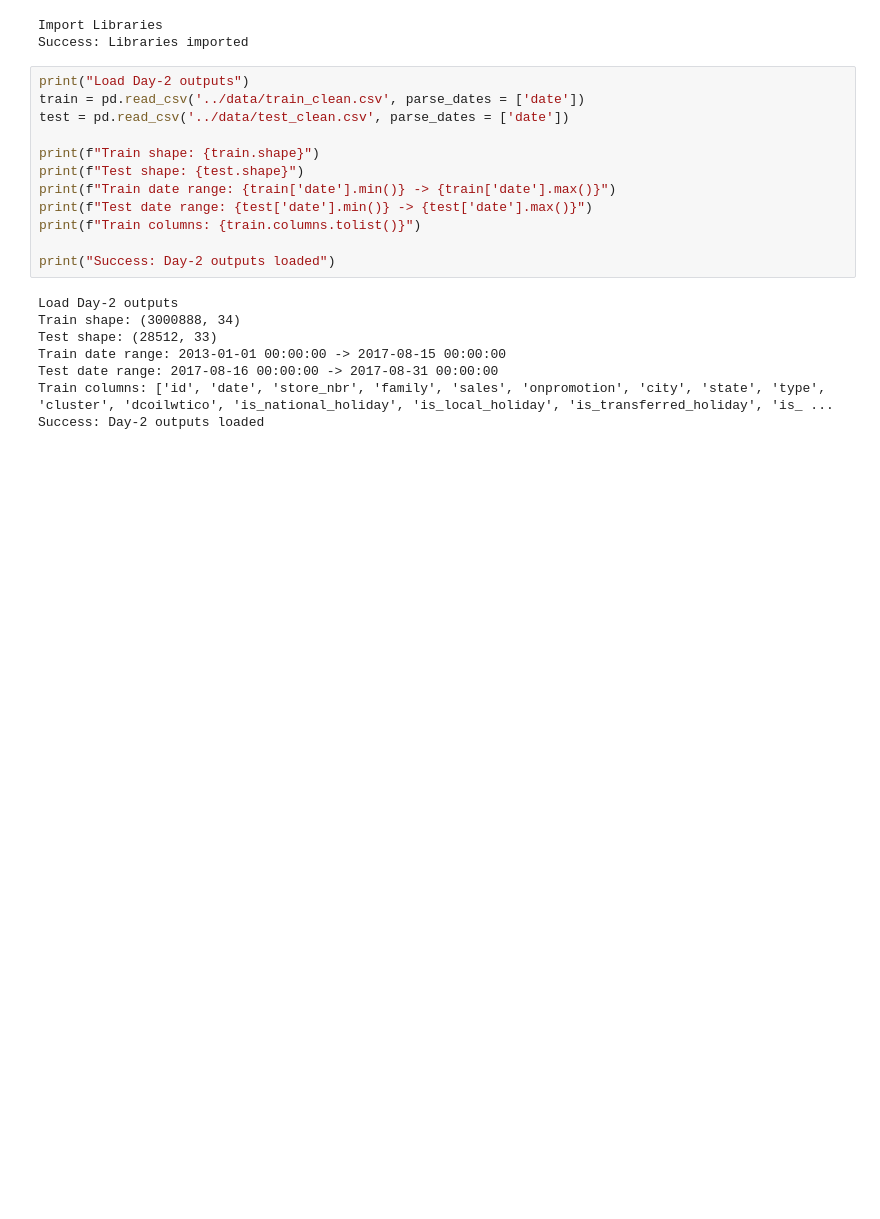
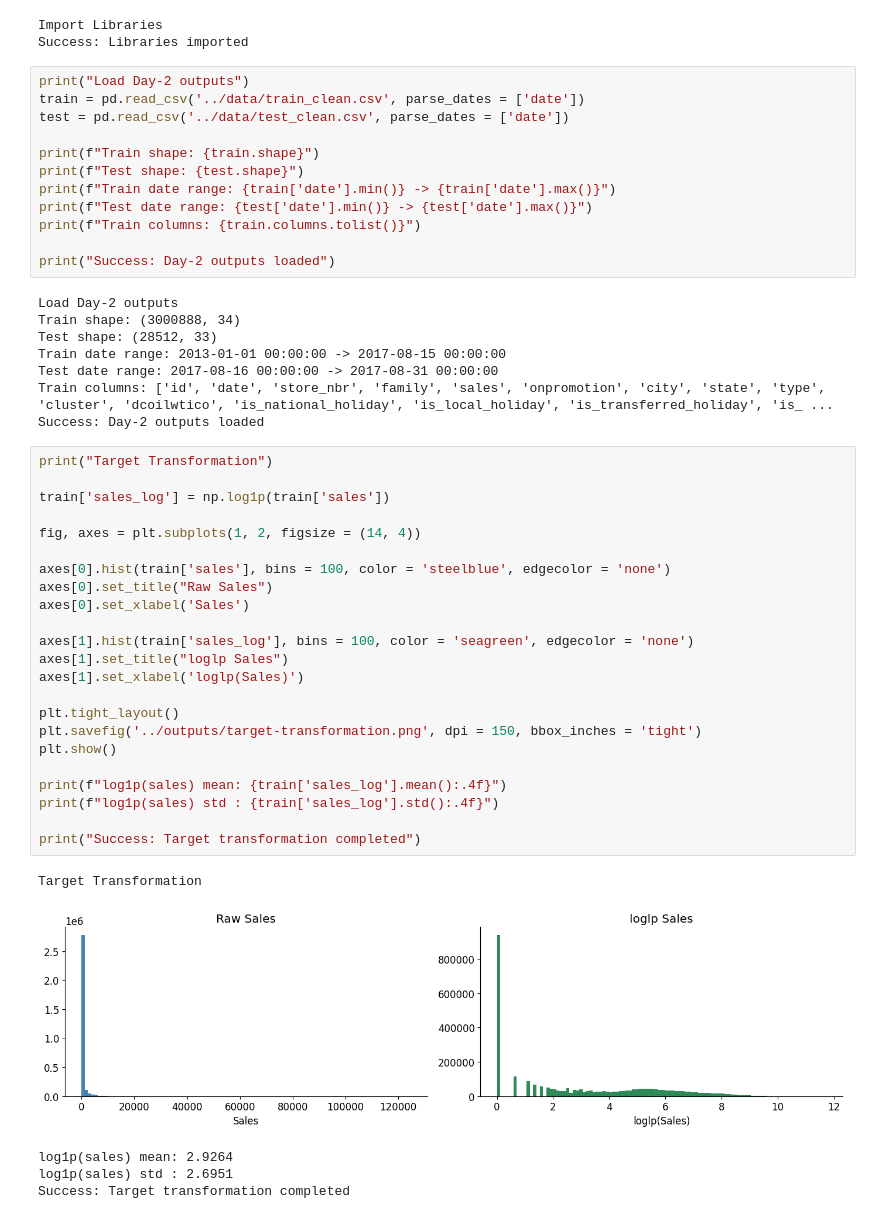
Before and after one commit to KaustubhMukdam/retail-sales-forecasting, a Jupyter notebook: notebooks/FeatureEngineering.ipynb, the cells around one changed output. Cells and saved outputs as stored; diff of their text form; blank space fills up the shorter version.

```diff
--- a/notebooks/FeatureEngineering.ipynb
+++ b/notebooks/FeatureEngineering.ipynb
@@ -52,3 +52,32 @@ Train date range: 2013-01-01 00:00:00 -> 2017-08-15 00:00:00
 Test date range: 2017-08-16 00:00:00 -> 2017-08-31 00:00:00
 Train columns: ['id', 'date', 'store_nbr', 'family', 'sales', 'onpromotion', 'city', 'state', 'type', 'cluster', 'dcoilwtico', 'is_national_holiday', 'is_local_holiday', 'is_transferred_holiday', 'is_ ...
 Success: Day-2 outputs loaded
+# %%
+print("Target Transformation")
+
+train['sales_log'] = np.log1p(train['sales'])
+
+fig, axes = plt.subplots(1, 2, figsize = (14, 4))
+
+axes[0].hist(train['sales'], bins = 100, color = 'steelblue', edgecolor = 'none')
+axes[0].set_title("Raw Sales")
+axes[0].set_xlabel('Sales')
+
+axes[1].hist(train['sales_log'], bins = 100, color = 'seagreen', edgecolor = 'none')
+axes[1].set_title("loglp Sales")
+axes[1].set_xlabel('loglp(Sales)')
+
+plt.tight_layout()
+plt.savefig('../outputs/target-transformation.png', dpi = 150, bbox_inches = 'tight')
+plt.show()
+
+print(f"log1p(sales) mean: {train['sales_log'].mean():.4f}")
+print(f"log1p(sales) std : {train['sales_log'].std():.4f}")
+
+print("Success: Target transformation completed")
+# %% [output]
+Target Transformation
+[figure, added]
+log1p(sales) mean: 2.9264
+log1p(sales) std : 2.6951
+Success: Target transformation completed
```
Also changed, not shown: parts of 22 cells of this notebook, 6 other files.
